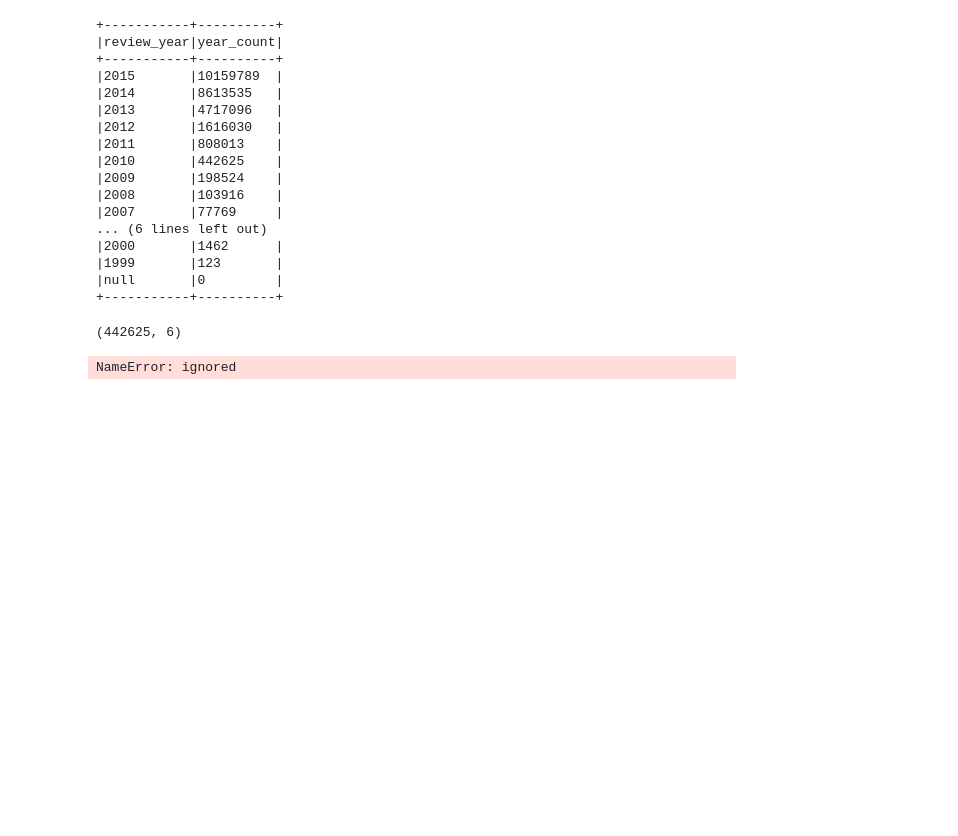
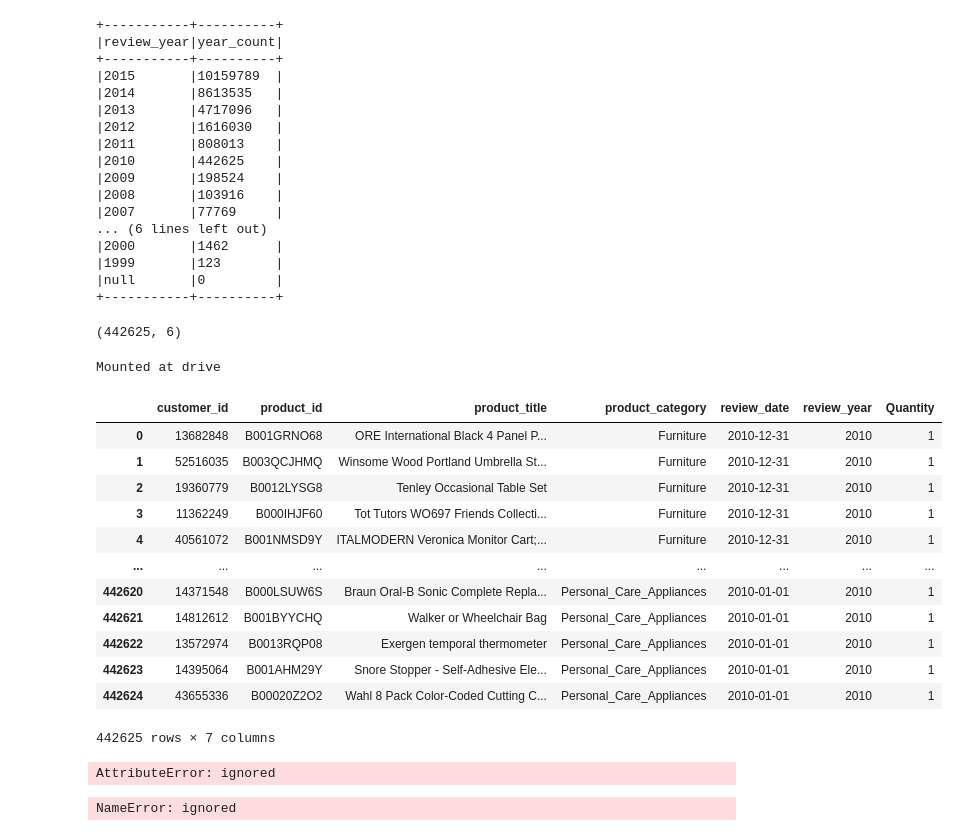
Before and after one commit to jbenasuli/consumer_behavior, a Jupyter notebook: AmazonDatabase.ipynb, the cells around one changed output. Cells and saved outputs as stored; diff of their text form; code cells hidden in the pictures; blank space fills up the shorter version.

```diff
--- a/AmazonDatabase.ipynb
+++ b/AmazonDatabase.ipynb
@@ -253,0 +269,26 @@ df_week1 = df_merge.toPandas()
+# %%
+# Save file in my drive
+from google.colab import drive
+drive.mount('drive')
+
+df_merge .to_csv('data.csv')
+!cp data.csv "drive/My Drive/"
+# %% [output]
+Mounted at drive
+# %%
+df_week1["Quantity"] = 1
+df_week1
+# %% [output]
+|  | customer_id | product_id | product_title | product_category | review_date | review_year | Quantity |
+| 0 | 13682848 | B001GRNO68 | ORE International Black 4 Panel P... | Furniture | 2010-12-31 | 2010 | 1 |
+| 1 | 52516035 | B003QCJHMQ | Winsome Wood Portland Umbrella St... | Furniture | 2010-12-31 | 2010 | 1 |
+| 2 | 19360779 | B0012LYSG8 | Tenley Occasional Table Set | Furniture | 2010-12-31 | 2010 | 1 |
+| 3 | 11362249 | B000IHJF60 | Tot Tutors WO697 Friends Collecti... | Furniture | 2010-12-31 | 2010 | 1 |
+| 4 | 40561072 | B001NMSD9Y | ITALMODERN Veronica Monitor Cart;... | Furniture | 2010-12-31 | 2010 | 1 |
+| ... | ... | ... | ... | ... | ... | ... | ... |
+| 442620 | 14371548 | B000LSUW6S | Braun Oral-B Sonic Complete Repla... | Personal_Care_Appliances | 2010-01-01 | 2010 | 1 |
+| 442621 | 14812612 | B001BYYCHQ | Walker or Wheelchair Bag | Personal_Care_Appliances | 2010-01-01 | 2010 | 1 |
+| 442622 | 13572974 | B0013RQP08 | Exergen temporal thermometer | Personal_Care_Appliances | 2010-01-01 | 2010 | 1 |
+| 442623 | 14395064 | B001AHM29Y | Snore Stopper - Self-Adhesive Ele... | Personal_Care_Appliances | 2010-01-01 | 2010 | 1 |
+| 442624 | 43655336 | B00020Z2O2 | Wahl 8 Pack Color-Coded Cutting C... | Personal_Care_Appliances | 2010-01-01 | 2010 | 1 |
+442625 rows × 7 columns
@@ -254,6 +297,6 @@ df_week1 = df_merge.toPandas()
 # %%
-# Create table with customer_IDs and products bought (as  row)
-# This method didn't work, there's a limit of 10,000 distinct values in pyspark
-
-# summary_table = df_merge.groupby("customer_id").pivot("product_id").count()
-# summary_table.show()
+# Create table with customer_IDs and products bought
+summary_table = df_merge.groupby("customer_id").pivot("product_id").count()
+summary_table.show()
+# %% [output]
+AttributeError: ignored
```
Also changed, not shown: parts of 7 cells of this notebook.
